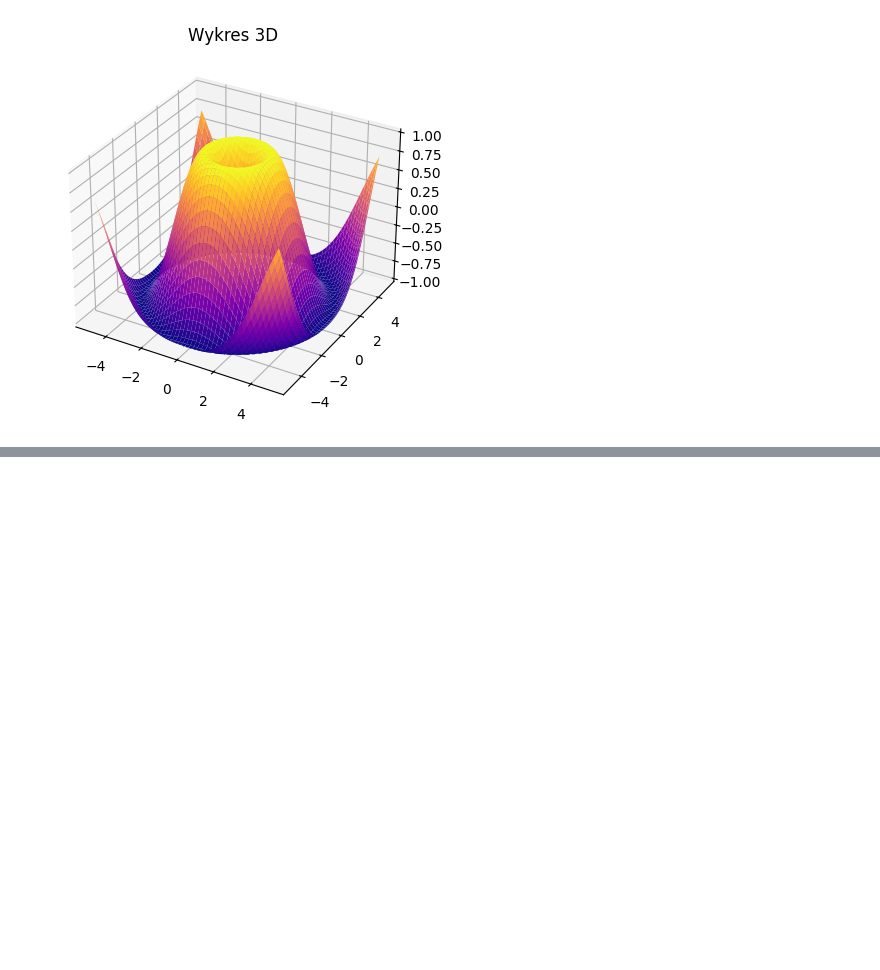
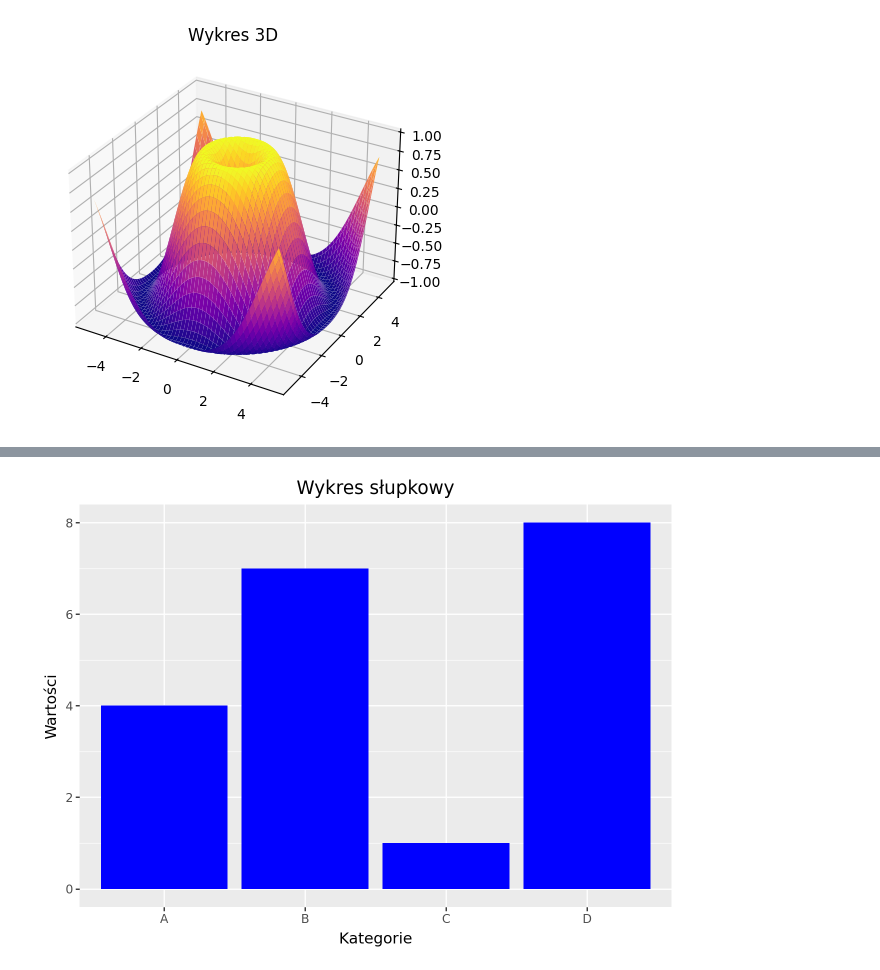
Before and after one commit to Maciek332/Semestr_1_Nycz, a Jupyter notebook: NoD/Lab_4/Lab_4.ipynb, the cells around one changed output, grey strips where cells are left out. Cells and saved outputs as stored; diff of their text form; code cells hidden in the pictures; blank space fills up the shorter version.

```diff
--- a/NoD/Lab_4/Lab_4.ipynb
+++ b/NoD/Lab_4/Lab_4.ipynb
@@ -171,0 +238,10 @@ fig.show()
+# %%
+# Dane do wykresu słupkowego
+data_bar = pd.DataFrame ({
+	'kategorie': ['A', 'B', 'C', 'D'],
+	'wartosci': [4 , 7 , 1 , 8]
+})
+# Wykres słupkowy
+(ggplot(data_bar) + aes(x= 'kategorie', y ='wartosci') + geom_bar(stat = 'identity', fill = 'blue') + ggtitle("Wykres słupkowy") + xlab("Kategorie") + ylab("Wartości"))
+# %% [output]
+[figure, added]
```
Also changed, not shown: parts of 19 cells of this notebook, 3 other files.
